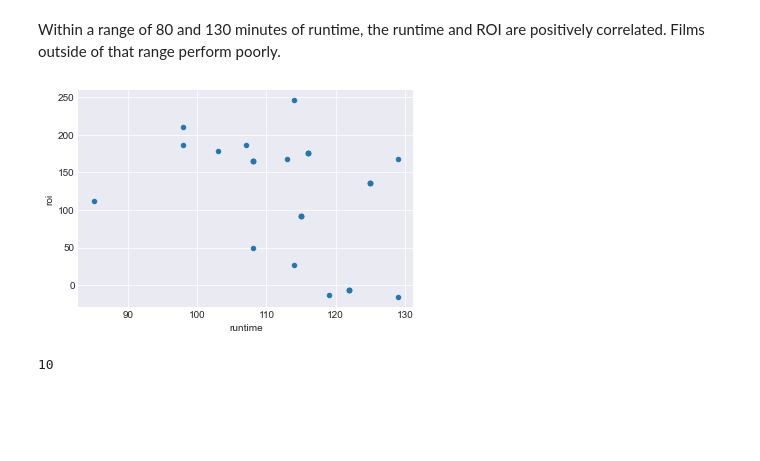
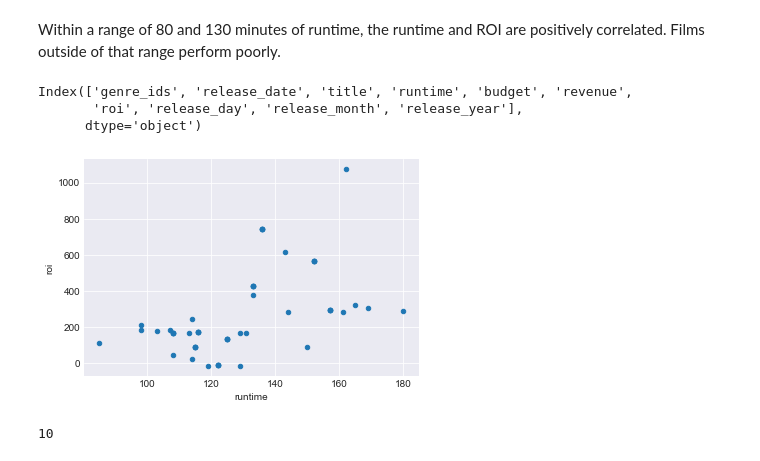
Before and after one commit to halemade/film_recommendations, a Jupyter notebook: release_and_ROI.ipynb, the cells around one changed output. Saved outputs shown, nothing was run; the diff lists cells and outputs as text; code cells hidden in the pictures; blank space fills up the shorter version.

```diff
--- a/release_and_ROI.ipynb
+++ b/release_and_ROI.ipynb
@@ -23,7 +23,7 @@ tmdb.API_KEY = tmdb_key
 df_movies = pd.read_csv('zippedData/tmdb.movies.csv.gz')
 # %%
 #dataset from TMDB api
-df_financial = pd.read_csv('tmdb_financials.csv')
+df_financial = pd.read_csv('zippedData/tmdb_financials.csv')
 # %%
 #reset indices to prepare for join
 df_movies = df_movies.set_index('id')
@@ -216,21 +219,25 @@ plt.savefig('./images/runtime.png')
 # %% [markdown]
 There doesn't appear to be much change in the distribution of runtime across the subsets of data. <br> Initial observations are that the median length film amongst high ROI films is between 110-120 minutes in length.<br> Now I will calculate the correlation between runtime and roi using films that are within the 90-130 minute range.
 # %%
-df_median = df[(df['runtime']> 80) & (df['runtime']< 130)]
+df_med_length = df[(df['runtime']> 80) & (df['runtime']< 130)]
 df['runtime'].corr(df['roi'])
 # %% [output]
 0.5199317535663471
 # %% [markdown]
 Within a range of 80 and 130 minutes of runtime, the runtime and ROI are positively correlated. Films outside of that range perform poorly.
 # %%
-d = np.polyfit(df_median['runtime'],df_median['roi'],1)
+d = np.polyfit(df['runtime'],df['roi'],1)
 f = np.poly1d(d)
-df.insert(6,'run_reg',f(df['runtime']))
+# df.insert(6,'run_reg',f(df['runtime']))
 # %%
-ax=df_median.plot.scatter(x='runtime', y='roi')
+ax=df.plot.scatter(x='runtime', y='roi')
 # df_median.plot(x='runtime',y='run_reg',color='red',legend=True,ax=ax);
+df_median.columns
 # %% [output]
+Index(['genre_ids', 'release_date', 'title', 'runtime', 'budget', 'revenue',
+       'roi', 'release_day', 'release_month', 'release_year'],
+      dtype='object')
-[figure, old version]
+[figure, new version]
 # %%
 df_shorter = df[df['runtime']<110]
 len(df_shorter)
```
Also changed, not shown: parts of 4 cells of this notebook.
